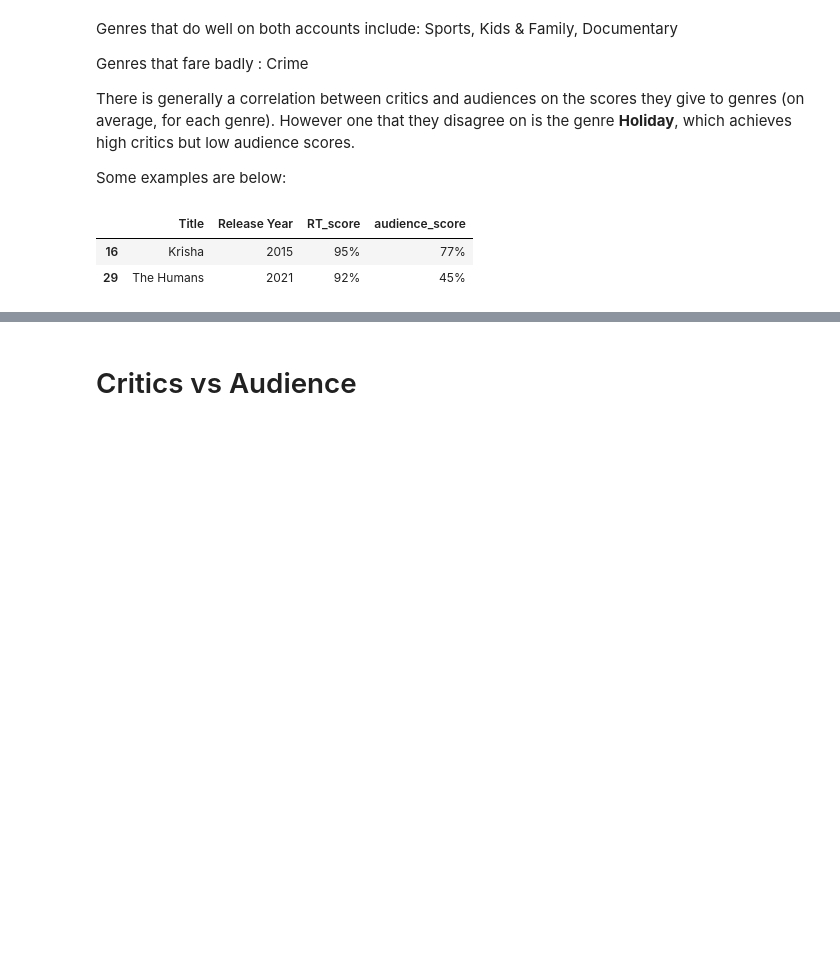
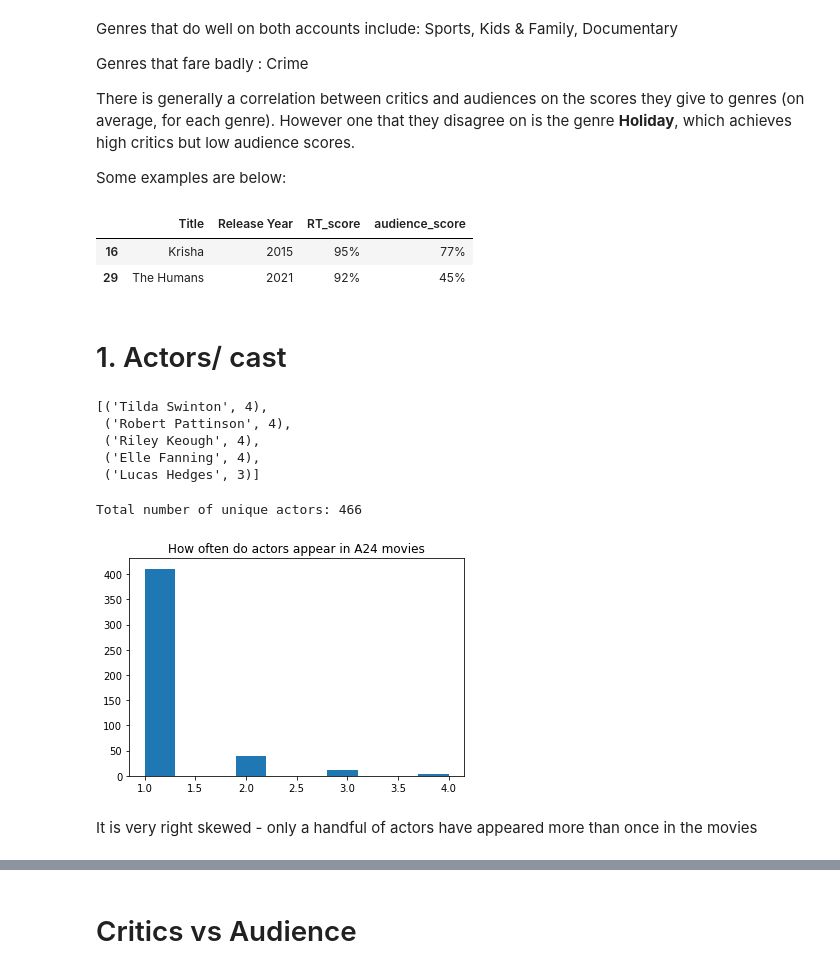
Before and after one commit to ianian-dot/scraping-and-analysing-A24-movies, a Jupyter notebook: a24_rt_analysis.ipynb, the cells around one changed output, grey strips where cells are left out. Cells and saved outputs as stored; diff of their text form; code cells hidden in the pictures; blank space fills up the shorter version.

```diff
--- a/a24_rt_analysis.ipynb
+++ b/a24_rt_analysis.ipynb
@@ -251,3 +251,28 @@ movies_df[movies_df['Holiday'] == 1][['Title', 'Release Year', 'RT_score', 'audi
 |  | Title | Release Year | RT_score | audience_score |
 | 16 | Krisha | 2015 | 95% | 77% |
 | 29 | The Humans | 2021 | 92% | 45% |
+# %% [markdown]
+# 1. Actors/ cast
+# %%
+all_actors_combined_list = ','.join(movies_df['Cast'])
+all_actors_combined_list
+actors_counter = Counter(all_actors_combined_list.split(','))
+actors_counter.most_common(5)
+# %% [output]
+[('Tilda Swinton', 4),
+ ('Robert Pattinson', 4),
+ ('Riley Keough', 4),
+ ('Elle Fanning', 4),
+ ('Lucas Hedges', 3)]
+# %%
+print(f'Total number of unique actors: {len(actors_counter)}')
+# %% [output]
+Total number of unique actors: 466
+# %%
+plt.hist(actors_counter.values())
+plt.title('How often do actors appear in A24 movies')
+plt.show()
+# %% [output]
+[figure, added]
+# %% [markdown]
+It is very right skewed - only a handful of actors have appeared more than once in the movies
```
Also changed, not shown: parts of 23 cells of this notebook.
